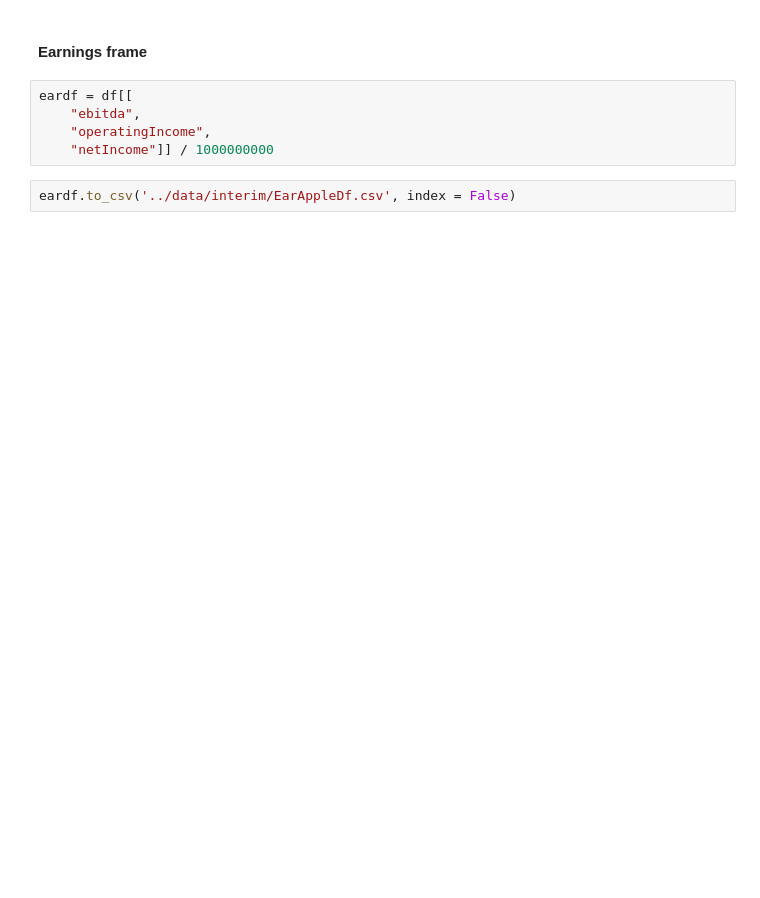
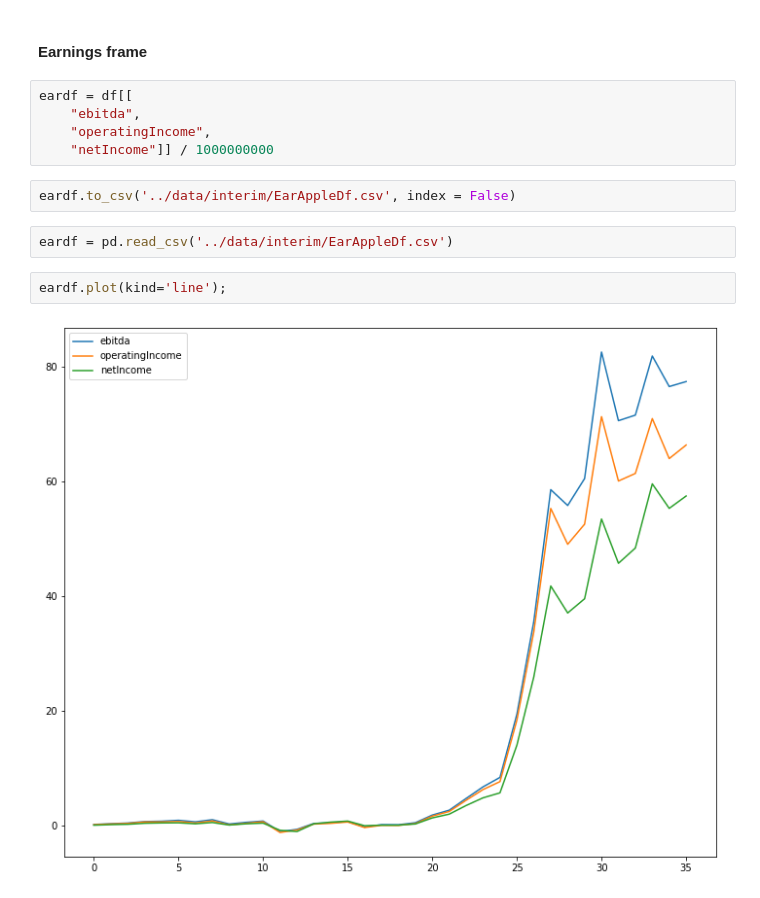
Before and after one commit to joseluistello/Regression-Analysis-Apple-Data, a Jupyter notebook: notebooks/Analysis.ipynb, the cells around one changed output. Drawn from its saved outputs; the diff is of its cells as text; blank space fills up the shorter version.

```diff
--- a/notebooks/Analysis.ipynb
+++ b/notebooks/Analysis.ipynb
@@ -112,3 +116,9 @@ eardf = df[[
     "netIncome"]] / 1000000000
 # %%
 eardf.to_csv('../data/interim/EarAppleDf.csv', index = False)
+# %%
+eardf = pd.read_csv('../data/interim/EarAppleDf.csv')
+# %%
+eardf.plot(kind='line');
+# %% [output]
+[figure, added]
```
Also changed, not shown: parts of 7 cells of this notebook.
